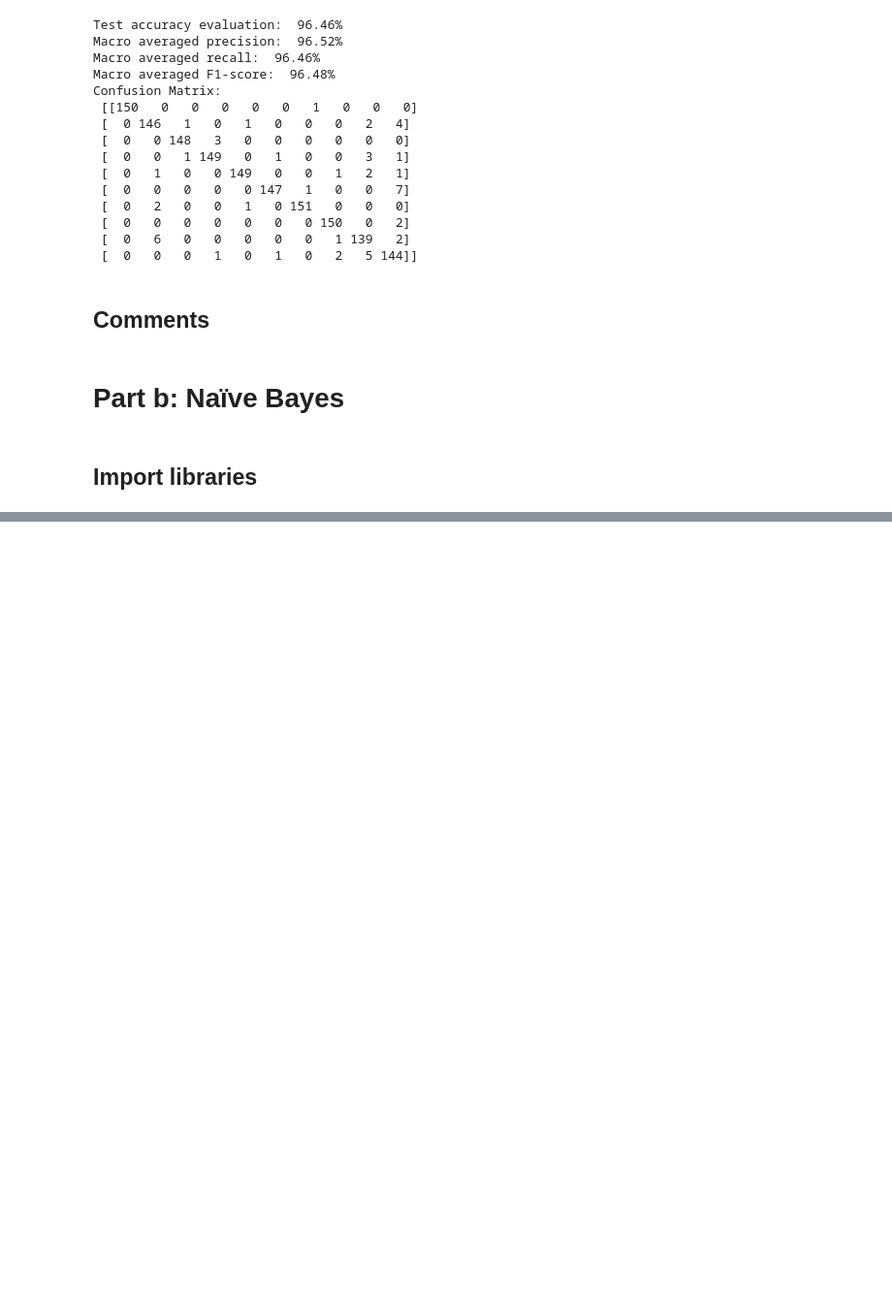
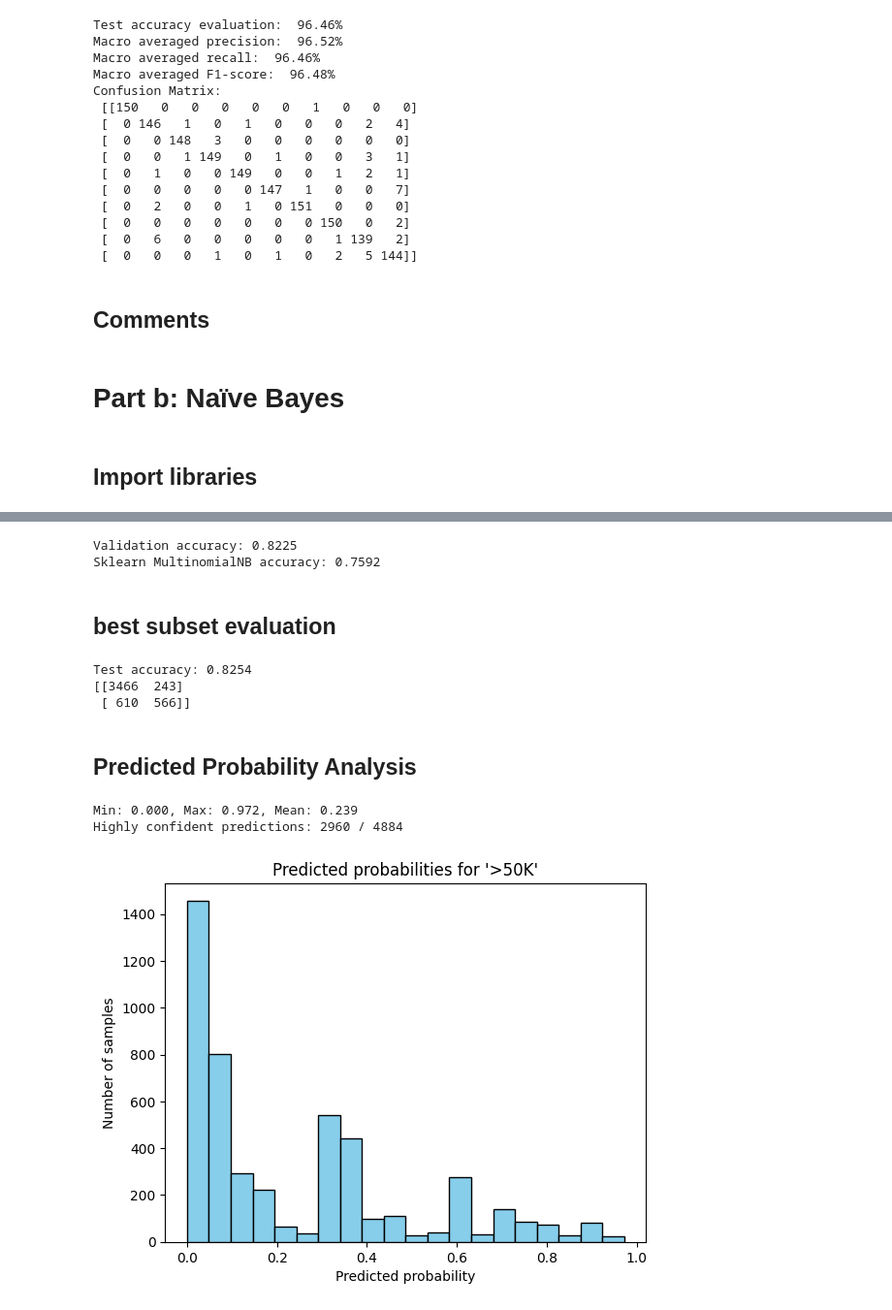
Before and after one commit to ziad540/Decision-Trees-Probabilistic-Models, a Jupyter notebook: Probabilistic Gaussian Generative Classifier + Naive Bayes.ipynb, the cells around one changed output, grey strips where cells are left out. Shown at 97% size. Saved outputs shown, nothing was run; the diff lists cells and outputs as text; code cells hidden in the pictures; blank space fills up the shorter version.

```diff
--- a/Probabilistic Gaussian Generative Classifier + Naive Bayes.ipynb
+++ b/Probabilistic Gaussian Generative Classifier + Naive Bayes.ipynb
@@ -448,0 +452,45 @@ Sklearn MultinomialNB Validation Accuracy: 0.7516380016380017
+# %%
+nb_final = NaiveBayesCategorical(alpha=best_alpha)
+nb_final.fit(X_train[kept_features], Y_train)
+pred_val_final = nb_final.predict(X_val[kept_features])
+acc_final = (pred_val_final == Y_val.values).mean()
+print(f"Validation accuracy: {acc_final:.4f}")
+
+# Sklearn baseline
+mnb = MultinomialNB(alpha=best_alpha)
+mnb.fit(X_train[kept_features], Y_train)
+acc_mnb = (mnb.predict(X_val[kept_features]) == Y_val.values).mean()
+print(f"Sklearn MultinomialNB accuracy: {acc_mnb:.4f}")
+# %% [output]
+Validation accuracy: 0.8225
+Sklearn MultinomialNB accuracy: 0.7592
+# %% [markdown]
+## best subset evaluation
+# %%
+preds_test = nb_final.predict(X_test[kept_features])
+test_acc = (preds_test == Y_test.values).mean()
+print(f"Test accuracy: {test_acc:.4f}")
+print(confusion_matrix(Y_test, preds_test))
+# %% [output]
+Test accuracy: 0.8254
+[[3466  243]
+ [ 610  566]]
+# %% [markdown]
+## Predicted Probability Analysis
+# %%
+proba_val = nb_final.predict_proba(X_val[kept_features])
+proba_class1 = np.array([p[1] for p in proba_val])
+
+print(f"Min: {proba_class1.min():.3f}, Max: {proba_class1.max():.3f}, Mean: {proba_class1.mean():.3f}")
+confident = ((proba_class1 > 0.8) | (proba_class1 < 0.2)).sum()
+print(f"Highly confident predictions: {confident} / {len(proba_class1)}")
+
+plt.hist(proba_class1, bins=20, color='skyblue', edgecolor='black')
+plt.title("Predicted probabilities for '>50K'")
+plt.xlabel("Predicted probability")
+plt.ylabel("Number of samples")
+plt.show()
+# %% [output]
+Min: 0.000, Max: 0.972, Mean: 0.239
+Highly confident predictions: 2960 / 4884
+[figure, added]
```
Also changed, not shown: parts of 28 cells of this notebook.
